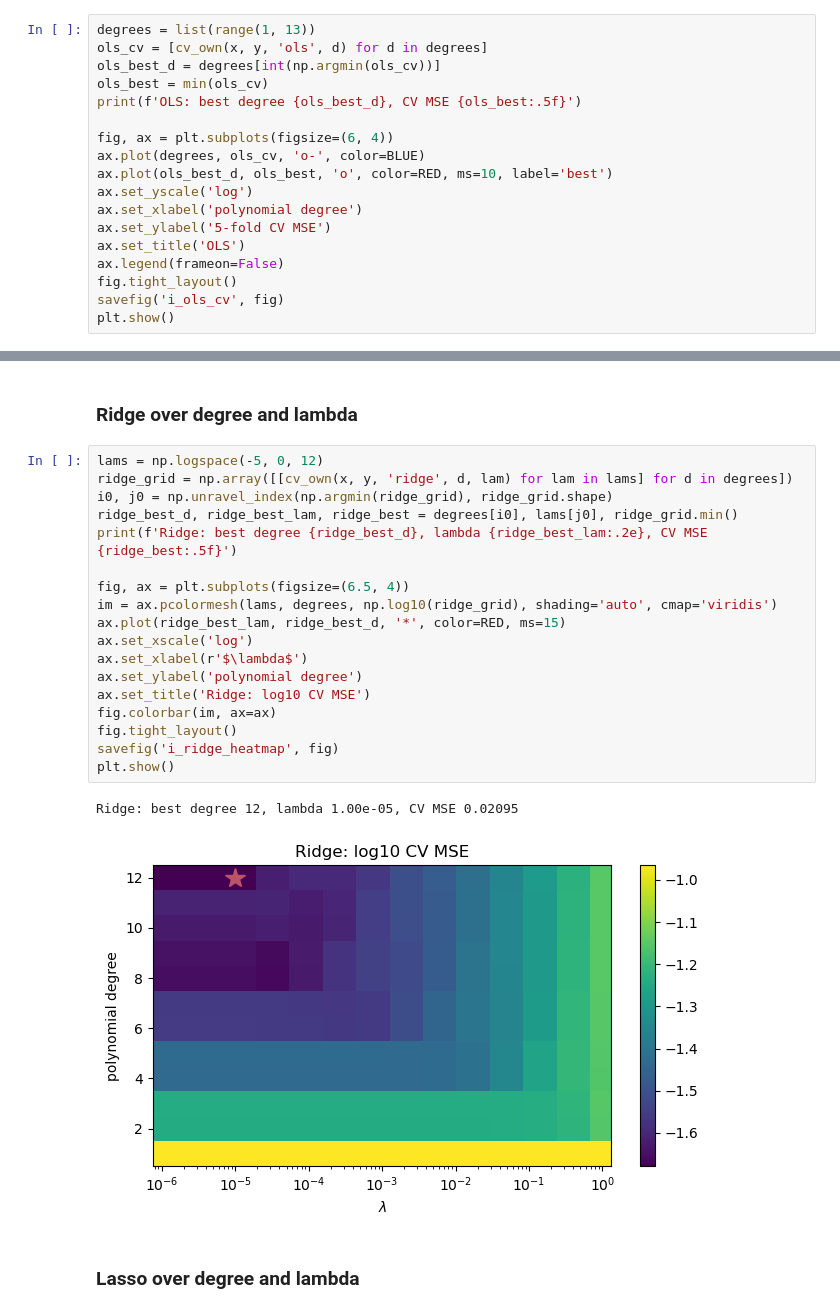
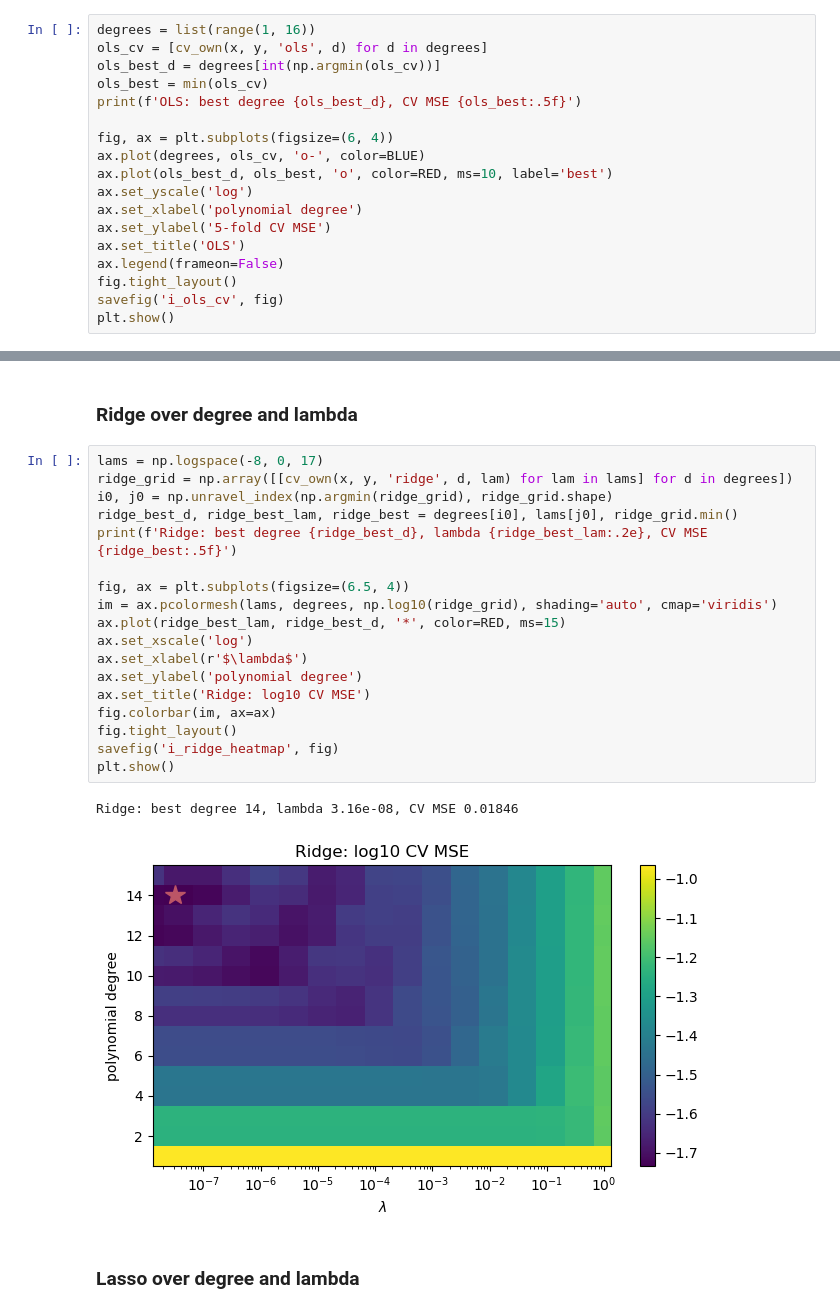
Before and after one commit to Annekfu/FYS-STK4155-Project1, a Jupyter notebook: code/notebooks/5_model_selection.ipynb, the cells around one changed output, grey strips where cells are left out. Drawn from its saved outputs; the diff is of its cells as text.

Commit message:
Run extended grids, verify all report numbers against output; fix unsupported claims in notebooks and report; add lr-sensitivity and Ridge heatmap figures

```diff
--- a/code/notebooks/5_model_selection.ipynb
+++ b/code/notebooks/5_model_selection.ipynb
@@ -53,7 +53,7 @@ def cv_own(x, y, method, degree, lam=0.0, k=5, seed=SEED, iters=5000):
 # %% [markdown]
 ### OLS over the degree
 # %%
-degrees = list(range(1, 13))
+degrees = list(range(1, 16))
 ols_cv = [cv_own(x, y, 'ols', d) for d in degrees]
 ols_best_d = degrees[int(np.argmin(ols_cv))]
 ols_best = min(ols_cv)
@@ -106,26 +106,26 @@ one-SE rule selects degree 10 (CV MSE 0.0211)
 # %% [markdown]
 ### Ridge over degree and lambda
 # %%
-lams = np.logspace(-5, 0, 12)
+lams = np.logspace(-8, 0, 17)
 ridge_grid = np.array([[cv_own(x, y, 'ridge', d, lam) for lam in lams] for d in degrees])
 i0, j0 = np.unravel_index(np.argmin(ridge_grid), ridge_grid.shape)
 ridge_best_d, ridge_best_lam, ridge_best = degrees[i0], lams[j0], ridge_grid.min()
 print(f'Ridge: best degree {ridge_best_d}, lambda {ridge_best_lam:.2e}, CV MSE {ridge_best:.5f}')
 
 fig, ax = plt.subplots(figsize=(6.5, 4))
 im = ax.pcolormesh(lams, degrees, np.log10(ridge_grid), shading='auto', cmap='viridis')
 ax.plot(ridge_best_lam, ridge_best_d, '*', color=RED, ms=15)
 ax.set_xscale('log')
 ax.set_xlabel(r'$\lambda$')
 ax.set_ylabel('polynomial degree')
 ax.set_title('Ridge: log10 CV MSE')
 fig.colorbar(im, ax=ax)
 fig.tight_layout()
 savefig('i_ridge_heatmap', fig)
 plt.show()
 # %% [output]
-Ridge: best degree 12, lambda 1.00e-05, CV MSE 0.02095
+Ridge: best degree 14, lambda 3.16e-08, CV MSE 0.01846
-[figure, old version]
+[figure, new version]
 # %% [markdown]
 ### Lasso over degree and lambda
 # %%
```
Also changed, not shown: parts of 3 cells of this notebook, 14 other files.
